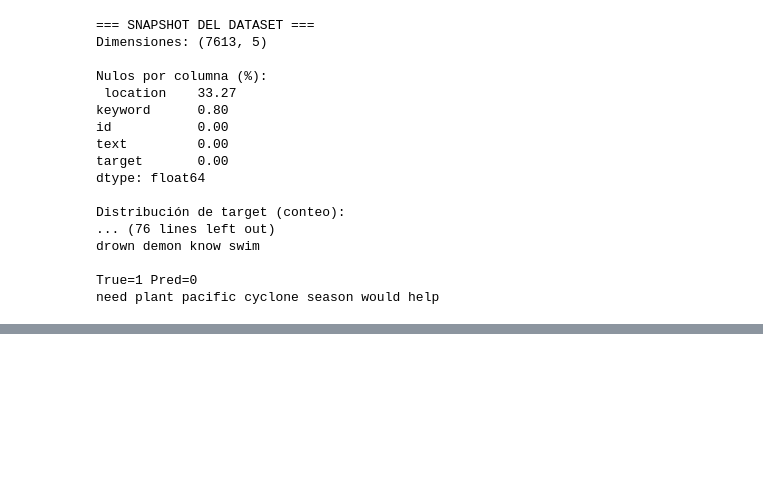
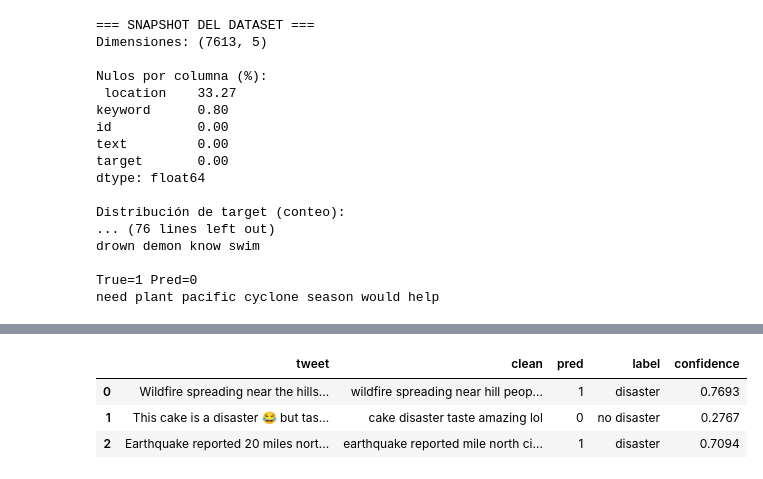
Before and after one commit to DiederichSolis/Lab5_data, a Jupyter notebook: lab_5.ipynb, the cells around one changed output, grey strips where cells are left out. Drawn from its saved outputs; the diff is of its cells as text; code cells hidden in the pictures; blank space fills up the shorter version.

```diff
--- a/lab_5.ipynb
+++ b/lab_5.ipynb
@@ -382,0 +563,94 @@ need plant pacific cyclone season would help
+# %%
+# === Punto 7: Función para clasificar un tweet nuevo ===
+# - Carga el mejor modelo (Pipeline TF-IDF + clf).
+# - Usa tu preprocess_text si ya existe en el notebook; si no, aplica una limpieza equivalente.
+# - Devuelve etiqueta (0/1), texto limpio y una "confianza" (score sigmoide del margin SVM).
+
+import re, html, joblib, numpy as np, pandas as pd
+
+# 1) Cargar el modelo entrenado
+MODEL_PATH = "modelo_disaster_best.joblib"
+modelo = joblib.load(MODEL_PATH)
+
+# 2) Fallback de preprocesamiento
+def _default_preprocess(text: str) -> str:
+    if pd.isna(text):
+        return ""
+    t = html.unescape(str(text)).lower()
+    # conservar palabra del hashtag
+    t = re.sub(r'#', ' ', t)
+    # quitar URLs y menciones
+    t = re.sub(r'http\S+|www\S+|https\S+', ' ', t)
+    t = re.sub(r'@\w+', ' ', t)
+    # preservar 911 como token legible
+    t = re.sub(r'\b911\b', ' nineoneone ', t)
+    # quitar puntuación y números sueltos
+    t = re.sub(r'[^\w\s]', ' ', t)  # puntuación
+    t = re.sub(r'\d+', ' ', t)      # números
+    # espacios
+    t = re.sub(r'\s+', ' ', t).strip()
+    return t
+
+_preprocess_fn = globals().get('preprocess_text', _default_preprocess)
+
+# 3) Función principal
+def clasificar_tweet(tweet: str) -> dict:
+    """
+    Recibe un tweet crudo y devuelve:
+      - pred: 1 = desastre, 0 = no desastre
+      - label: 'disaster'/'no disaster'
+      - clean: texto preprocesado
+      - confidence: score ∈ (0,1) derivado de decision_function (no calibrado)
+    """
+    clean = _preprocess_fn(tweet)
+    pred = int(modelo.predict([clean])[0])
+
+    # "confianza" basada en margin (sigmoide del decision_function).
+    confidence = None
+    if hasattr(modelo, "decision_function"):
+        margin = float(modelo.decision_function([clean])[0])
+        confidence = float(1.0 / (1.0 + np.exp(-margin)))  # monotónica, no calibrada
+    elif hasattr(modelo, "predict_proba"):
+        confidence = float(modelo.predict_proba([clean])[0][1])
+
+    return {
+        "tweet": tweet,
+        "clean": clean,
+        "pred": pred,
+        "label": "disaster" if pred == 1 else "no disaster",
+        "confidence": None if confidence is None else round(confidence, 4),
+    }
+
+# 4) Clasificador por lotes (útil para probar varios)
+def clasificar_varios(tweets: list[str]) -> pd.DataFrame:
+    cleans = [ _preprocess_fn(t) for t in tweets ]
+    preds = modelo.predict(cleans)
+    # intentar confianza si se puede
+    confs = None
+    if hasattr(modelo, "decision_function"):
+        margins = modelo.decision_function(cleans)
+        confs = 1.0 / (1.0 + np.exp(-np.asarray(margins, dtype=float)))
+    elif hasattr(modelo, "predict_proba"):
+        confs = modelo.predict_proba(cleans)[:, 1]
+    df_out = pd.DataFrame({
+        "tweet": tweets,
+        "clean": cleans,
+        "pred": preds.astype(int),
+        "label": np.where(preds==1, "disaster", "no disaster"),
+    })
+    if confs is not None:
+        df_out["confidence"] = np.round(confs, 4)
+    return df_out
+
+# 5) Prueba rápida
+ejemplos = [
+    "Wildfire spreading near the hills, people evacuating now!",
+    "This cake is a disaster 😂 but tastes amazing lol",
+    "Earthquake reported 20 miles north of the city. Stay safe.",
+]
+clasificar_varios(ejemplos)
+# %% [output]
+|  | tweet | clean | pred | label | confidence |
+| 0 | Wildfire spreading near the hills... | wildfire spreading near hill peop... | 1 | disaster | 0.7693 |
+| 1 | This cake is a disaster 😂 but tas... | cake disaster taste amazing lol | 0 | no disaster | 0.2767 |
+| 2 | Earthquake reported 20 miles nort... | earthquake reported mile north ci... | 1 | disaster | 0.7094 |
```
Also changed, not shown: parts of 4 cells of this notebook, 2 other files.
